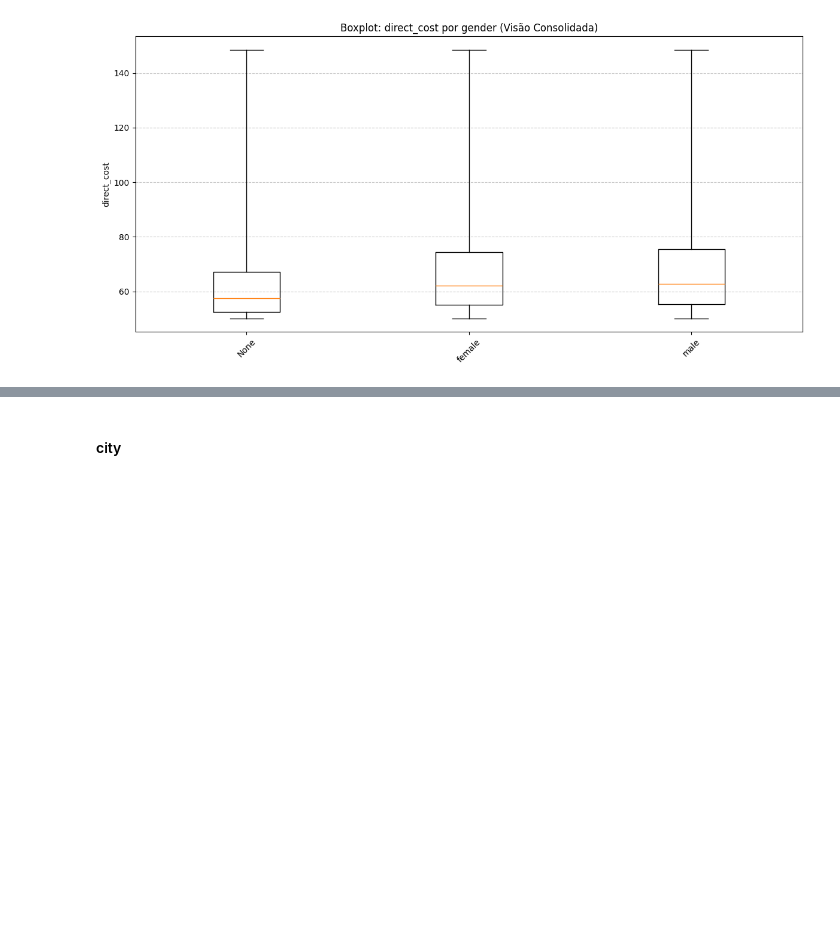
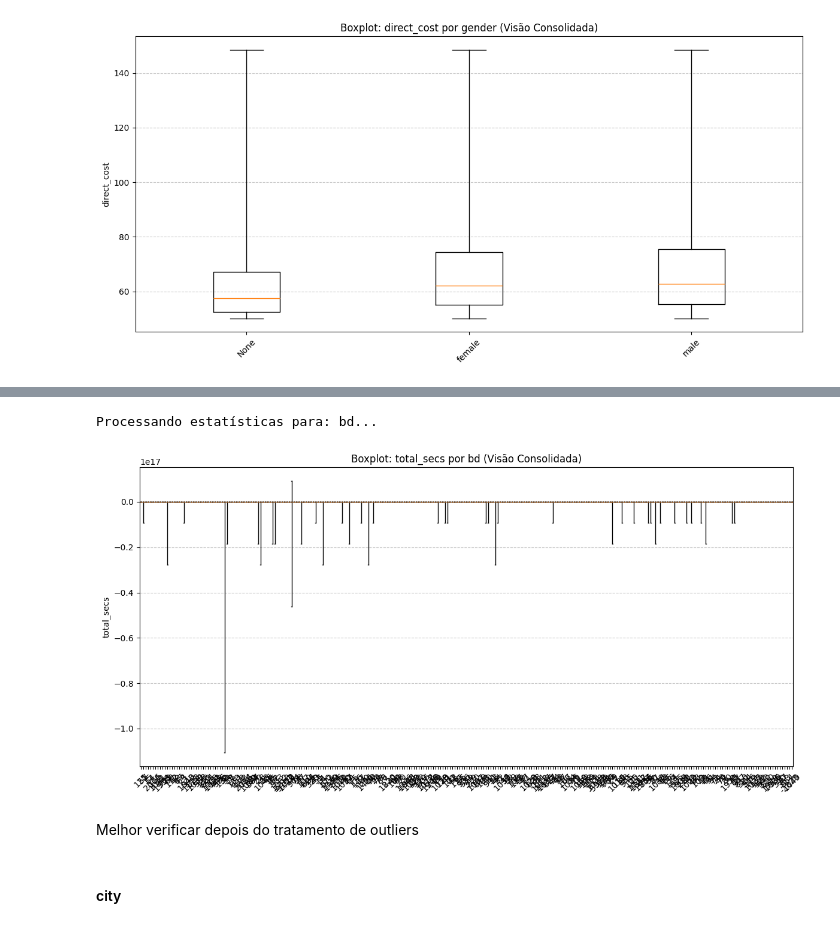
Before and after one commit to GuMauriz/datamaster, a Jupyter notebook: project.ipynb, the cells around one changed output, grey strips where cells are left out. Drawn from its saved outputs; the diff is of its cells as text; code cells hidden in the pictures; blank space fills up the shorter version.

```diff
--- a/project.ipynb
+++ b/project.ipynb
@@ -2700,3 +2728,10 @@ Processando estatísticas para: gender...
+# %%
+plot_boxplot(df_atv_members_logs, ["bd"], "total_secs", agrupar_por_safra=False)
+# %% [output]
+Processando estatísticas para: bd...
+[figure, added]
+# %% [markdown]
+Melhor verificar depois do tratamento de outliers
 # %% [markdown]
 #### city
 # %%
```
Also changed, not shown: parts of 40 cells of this notebook.
